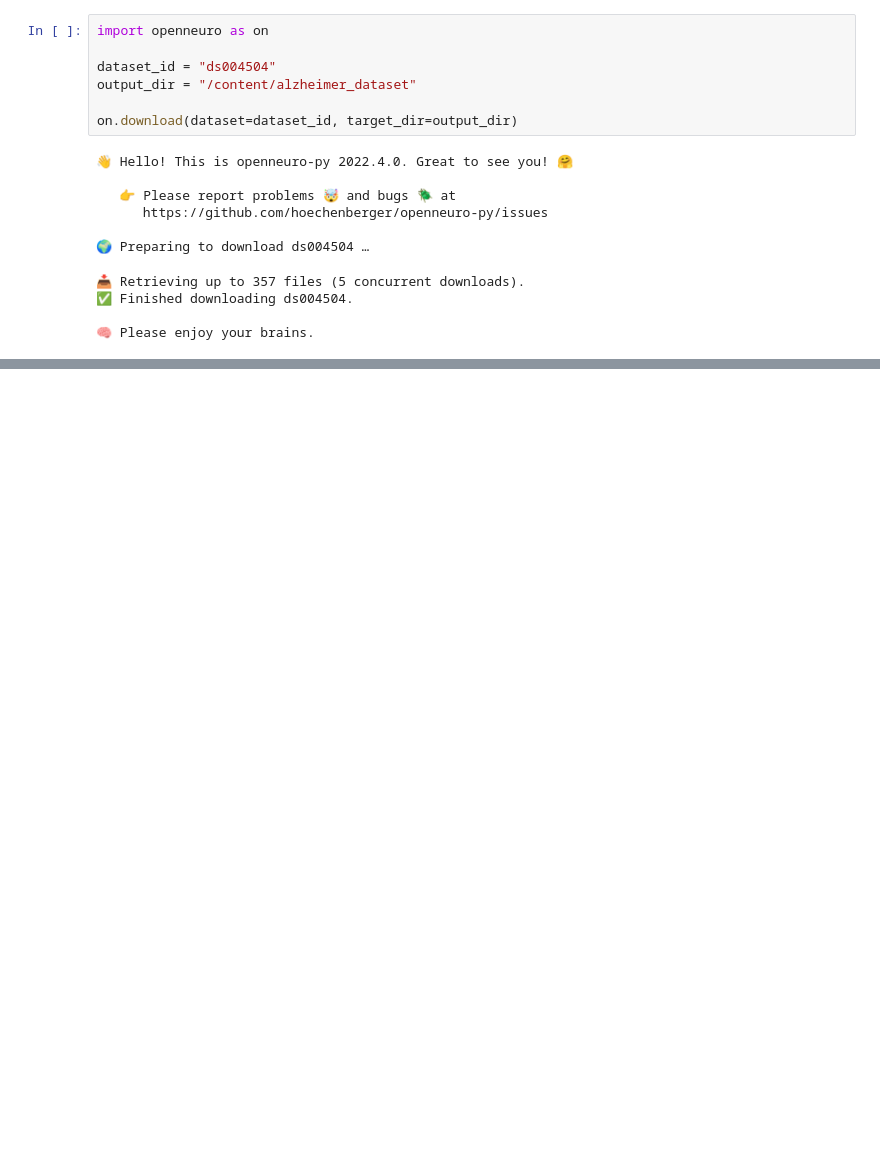
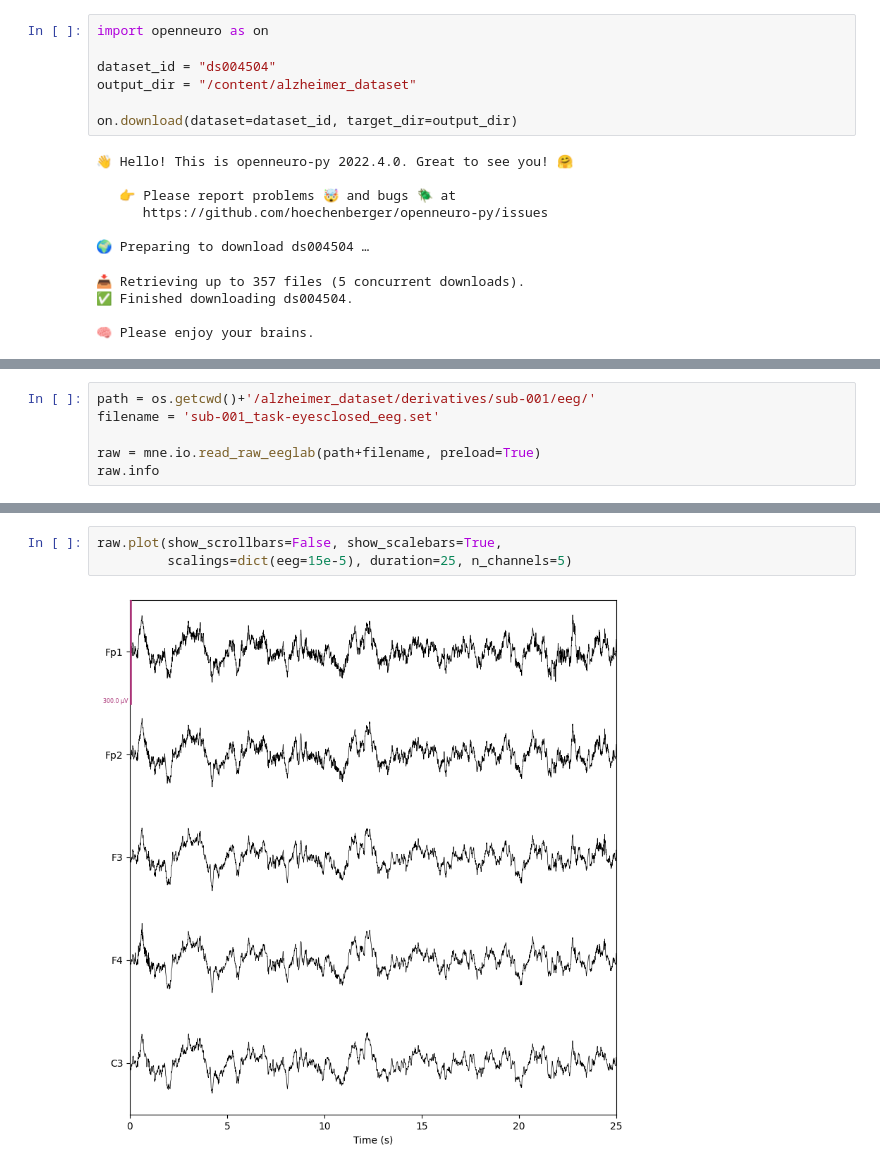
Before and after one commit to sobieddch90/mcd_udg_tfm-egg_analysis, a Jupyter notebook: Alzheimer_Open_Neuro_EEG_Analysis.ipynb, the cells around one changed output, grey strips where cells are left out. Drawn from its saved outputs; the diff is of its cells as text; blank space fills up the shorter version.

```diff
--- a/Alzheimer_Open_Neuro_EEG_Analysis.ipynb
+++ b/Alzheimer_Open_Neuro_EEG_Analysis.ipynb
@@ -329,0 +170,6 @@ plt.plot(der_sub_001.copy().filter(8,30, verbose=False).get_data()[10])
+# %%
+path = os.getcwd()+'/alzheimer_dataset/derivatives/sub-001/eeg/'
+filename = 'sub-001_task-eyesclosed_eeg.set'
+
+raw = mne.io.read_raw_eeglab(path+filename, preload=True)
+raw.info
@@ -329,0 +220,5 @@ plt.plot(der_sub_001.copy().filter(8,30, verbose=False).get_data()[10])
+# %%
+raw.plot(show_scrollbars=False, show_scalebars=True,
+         scalings=dict(eeg=15e-5), duration=25, n_channels=5)
+# %% [output]
+[figure, added]
```
Also changed, not shown: parts of 62 cells of this notebook.
